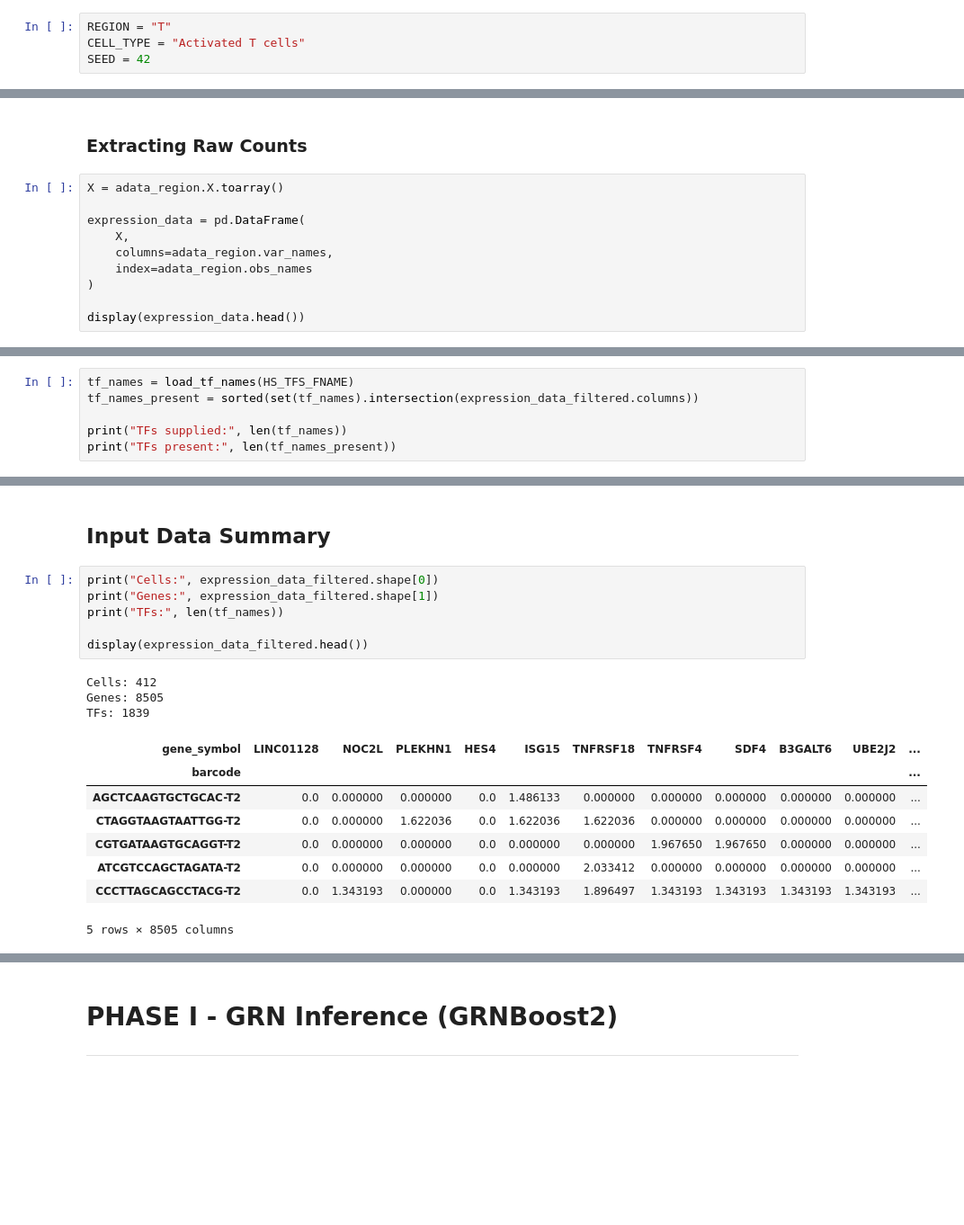
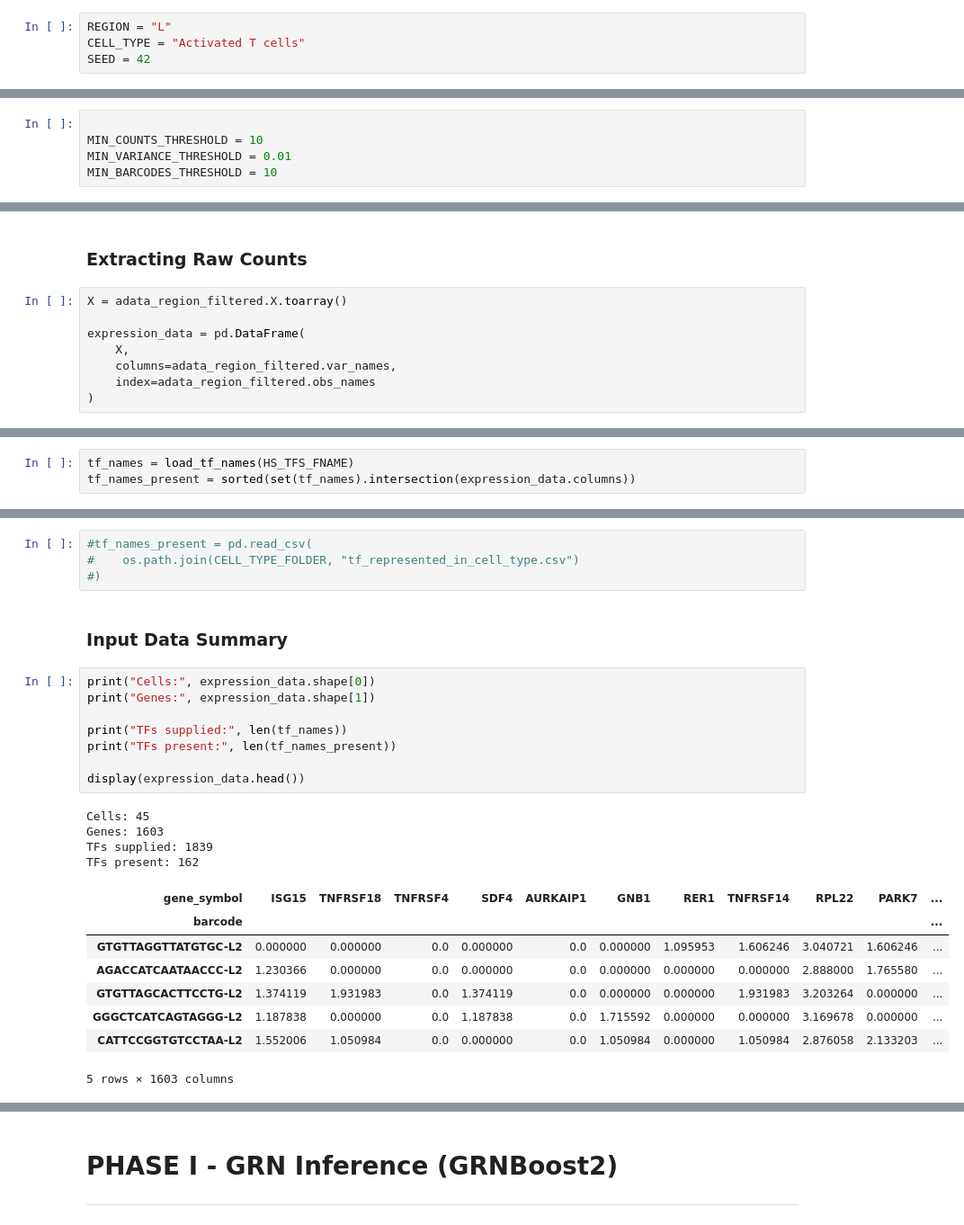
Before and after one commit to oonawith2o/MSB1015, a Jupyter notebook: scripts/04_grn_inference.ipynb, the cells around one changed output, grey strips where cells are left out. Shown at 90% size. Drawn from its saved outputs; the diff is of its cells as text; blank space fills up the shorter version.

```diff
--- a/scripts/04_grn_inference.ipynb
+++ b/scripts/04_grn_inference.ipynb
@@ -31,7 +38,7 @@ timestamp = time.strftime('%Y%m%d')
 # %% [markdown]
 ### Global Variables
 # %%
-REGION = "T"
+REGION = "L"
 CELL_TYPE = "Activated T cells"
 SEED = 42
 # %% [markdown]
@@ -159,0 +192,5 @@ T Region - 412 cells x 27792 genes
+# %%
+
+MIN_COUNTS_THRESHOLD = 10
+MIN_VARIANCE_THRESHOLD = 0.01
+MIN_BARCODES_THRESHOLD = 10
@@ -160,12 +242,10 @@ T Region - 412 cells x 27792 genes
 # %% [markdown]
 ### Extracting Raw Counts
 # %%
-X = adata_region.X.toarray()
+X = adata_region_filtered.X.toarray()
 
 expression_data = pd.DataFrame(
     X,
-    columns=adata_region.var_names,
-    index=adata_region.obs_names
+    columns=adata_region_filtered.var_names,
+    index=adata_region_filtered.obs_names
 )
-
-display(expression_data.head())
@@ -227,6 +254,3 @@ Max: 3586.66
 # %%
 tf_names = load_tf_names(HS_TFS_FNAME)
-tf_names_present = sorted(set(tf_names).intersection(expression_data_filtered.columns))
-
-print("TFs supplied:", len(tf_names))
-print("TFs present:", len(tf_names_present))
+tf_names_present = sorted(set(tf_names).intersection(expression_data.columns))
@@ -236,20 +263,27 @@ TFs present: 800
+# %%
+#tf_names_present = pd.read_csv(
+#    os.path.join(CELL_TYPE_FOLDER, "tf_represented_in_cell_type.csv")
+#)
 # %% [markdown]
-## Input Data Summary
+### Input Data Summary
 # %%
-print("Cells:", expression_data_filtered.shape[0])
-print("Genes:", expression_data_filtered.shape[1])
-print("TFs:", len(tf_names))
+print("Cells:", expression_data.shape[0])
+print("Genes:", expression_data.shape[1])
 
-display(expression_data_filtered.head())
+print("TFs supplied:", len(tf_names))
+print("TFs present:", len(tf_names_present))
+
+display(expression_data.head())
 # %% [output]
-Cells: 412
-Genes: 8505
-TFs: 1839
+Cells: 45
+Genes: 1603
+TFs supplied: 1839
+TFs present: 162
-| gene_symbol | LINC01128 | NOC2L | PLEKHN1 | HES4 | ISG15 | TNFRSF18 | TNFRSF4 | SDF4 | B3GALT6 | UBE2J2 | ... |
+| gene_symbol | ISG15 | TNFRSF18 | TNFRSF4 | SDF4 | AURKAIP1 | GNB1 | RER1 | TNFRSF14 | RPL22 | PARK7 | ... |
 | barcode |  |  |  |  |  |  |  |  |  |  | ... |
-| AGCTCAAGTGCTGCAC-T2 | 0.0 | 0.000000 | 0.000000 | 0.0 | 1.486133 | 0.000000 | 0.000000 | 0.000000 | 0.000000 | 0.000000 | ... |
-| CTAGGTAAGTAATTGG-T2 | 0.0 | 0.000000 | 1.622036 | 0.0 | 1.622036 | 1.622036 | 0.000000 | 0.000000 | 0.000000 | 0.000000 | ... |
-| CGTGATAAGTGCAGGT-T2 | 0.0 | 0.000000 | 0.000000 | 0.0 | 0.000000 | 0.000000 | 1.967650 | 1.967650 | 0.000000 | 0.000000 | ... |
-| ATCGTCCAGCTAGATA-T2 | 0.0 | 0.000000 | 0.000000 | 0.0 | 0.000000 | 2.033412 | 0.000000 | 0.000000 | 0.000000 | 0.000000 | ... |
-| CCCTTAGCAGCCTACG-T2 | 0.0 | 1.343193 | 0.000000 | 0.0 | 1.343193 | 1.896497 | 1.343193 | 1.343193 | 1.343193 | 1.343193 | ... |
+| GTGTTAGGTTATGTGC-L2 | 0.000000 | 0.000000 | 0.0 | 0.000000 | 0.0 | 0.000000 | 1.095953 | 1.606246 | 3.040721 | 1.606246 | ... |
+| AGACCATCAATAACCC-L2 | 1.230366 | 0.000000 | 0.0 | 0.000000 | 0.0 | 0.000000 | 0.000000 | 0.000000 | 2.888000 | 1.765580 | ... |
+| GTGTTAGCACTTCCTG-L2 | 1.374119 | 1.931983 | 0.0 | 1.374119 | 0.0 | 0.000000 | 0.000000 | 1.931983 | 3.203264 | 0.000000 | ... |
+| GGGCTCATCAGTAGGG-L2 | 1.187838 | 0.000000 | 0.0 | 1.187838 | 0.0 | 1.715592 | 0.000000 | 0.000000 | 3.169678 | 0.000000 | ... |
+| CATTCCGGTGTCCTAA-L2 | 1.552006 | 1.050984 | 0.0 | 0.000000 | 0.0 | 1.050984 | 0.000000 | 1.050984 | 2.876058 | 2.133203 | ... |
-5 rows × 8505 columns
+5 rows × 1603 columns
```
Also changed, not shown: parts of 26 cells of this notebook.
